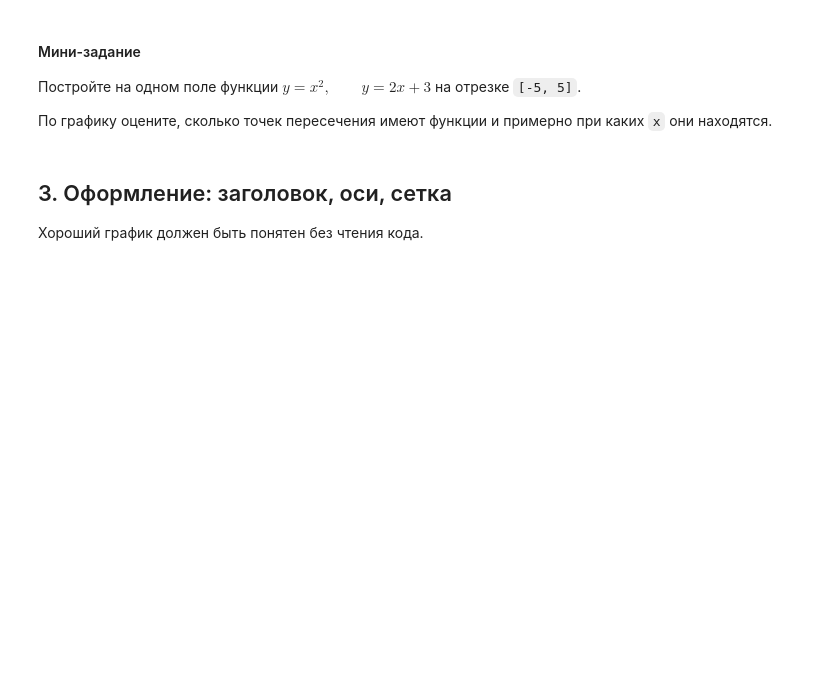
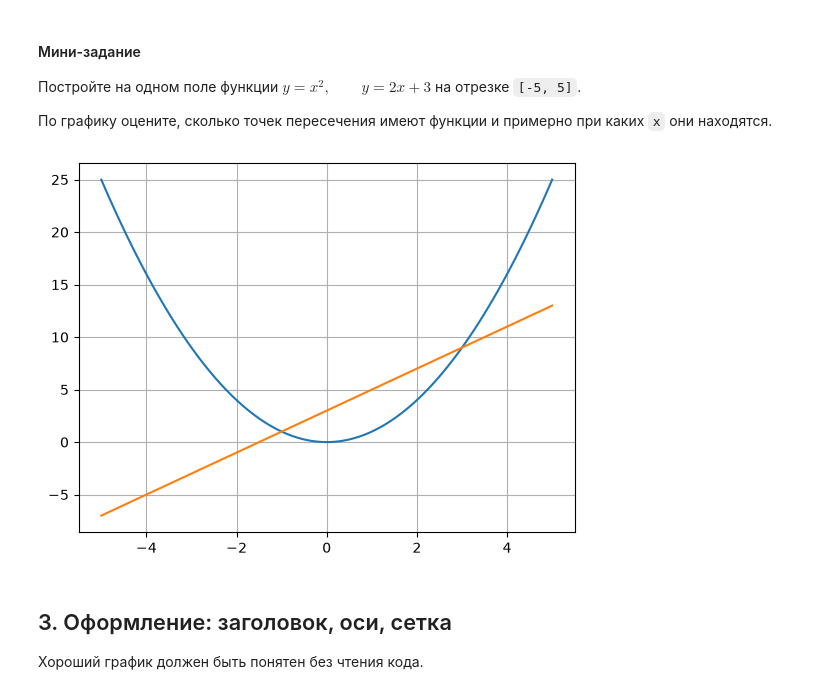
Before and after one commit to idkisl/PythonCourse_2026, a Jupyter notebook: 08/Лекция/lecture_8_matplotlib.ipynb, the cells around one changed output. Drawn from its saved outputs; the diff is of its cells as text; code cells hidden in the pictures; blank space fills up the shorter version.

```diff
--- a/08/Лекция/lecture_8_matplotlib.ipynb
+++ b/08/Лекция/lecture_8_matplotlib.ipynb
@@ -39,6 +45,18 @@ $
 По графику оцените, сколько точек пересечения имеют функции и примерно при каких `x` они находятся.
 # %%
 # Ваш код
+
+x = np.linspace(-5, 5, 100)
+
+y_1 = x ** 2
+y_2 = 2 * x + 3
+
+plt.plot(x, y_1)
+plt.plot(x, y_2)
+plt.grid()
+plt.show()
+# %% [output]
+[figure, added]
 # %% [markdown]
 ## 3. Оформление: заголовок, оси, сетка
 
```
Also changed, not shown: parts of 19 cells of this notebook, 7 other files.
